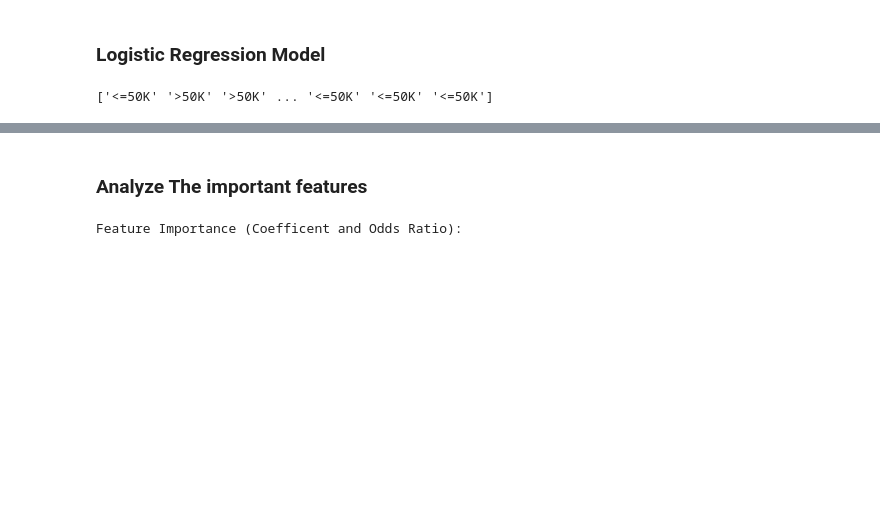
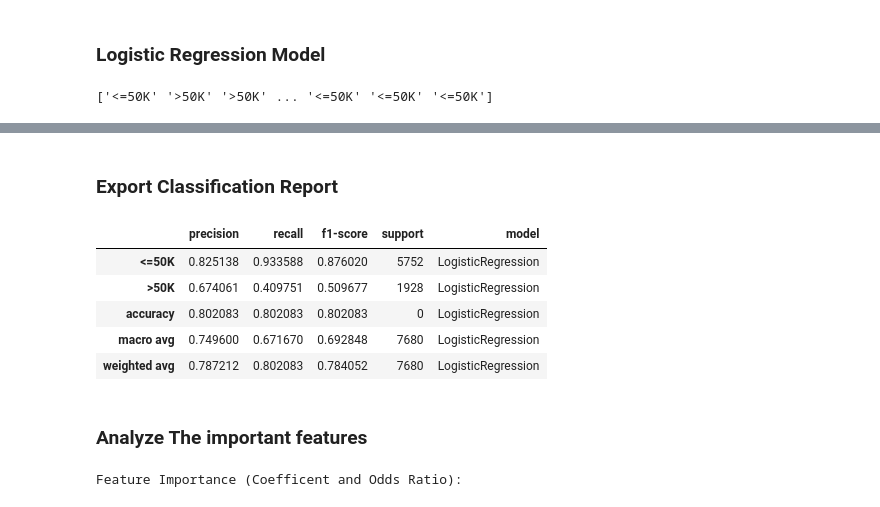
Before and after one commit to dmartinj12/Census_Inequality, a Jupyter notebook: Chris/LogisticRegression.ipynb, the cells around one changed output, grey strips where cells are left out. Cells and saved outputs as stored; diff of their text form; code cells hidden in the pictures; blank space fills up the shorter version.

```diff
--- a/Chris/LogisticRegression.ipynb
+++ b/Chris/LogisticRegression.ipynb
@@ -141,6 +141,11 @@ cm_df = pd.DataFrame(
 
 # Calculating the accuracy score
 acc_score = accuracy_score(y_test, predictions)
+report = classification_report(y_test, predictions)
+cr_df = pd.DataFrame(report).transpose()
+cr_df['model'] = 'LogisticRegression'
+cr_df['model'] = cr_df['model'].astype('string')
+cr_df['support'] = cr_df['support'].astype('int64')
 # %%
 # Displaying results
 print("Confusion Matrix")
@@ -166,3 +170,27 @@ weighted avg       0.79      0.80      0.78      7680
+# %% [markdown]
+### Export Classification Report
+# %%
+import csv
+
+def classificationReportToPanda(report, model):
+    file = f'../Data/classification_report_{model}.csv'
+    df = pd.DataFrame(report).transpose()
+    df['model'] = model
+    df['model'] = df['model'].astype('string')
+    df['support'] = df['support'].astype('int64')
+    df.to_csv(file, index_label='class', quoting=csv.QUOTE_ALL)
+    display(df)
+
+report = classification_report(y_test, predictions, output_dict=True)
+
+classificationReportToPanda(report, 'LogisticRegression')
+# %% [output]
+|  | precision | recall | f1-score | support | model |
+| <=50K | 0.825138 | 0.933588 | 0.876020 | 5752 | LogisticRegression |
+| >50K | 0.674061 | 0.409751 | 0.509677 | 1928 | LogisticRegression |
+| accuracy | 0.802083 | 0.802083 | 0.802083 | 0 | LogisticRegression |
+| macro avg | 0.749600 | 0.671670 | 0.692848 | 7680 | LogisticRegression |
+| weighted avg | 0.787212 | 0.802083 | 0.784052 | 7680 | LogisticRegression |
 # %% [markdown]
 ### Analyze The important features
 # %%
```
Also changed, not shown: parts of 2 cells of this notebook, 7 other files.
